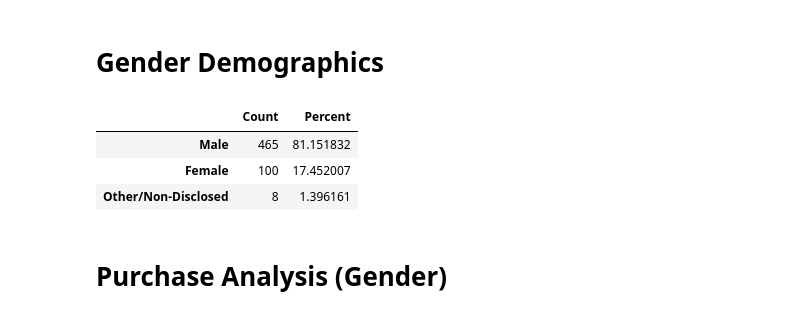
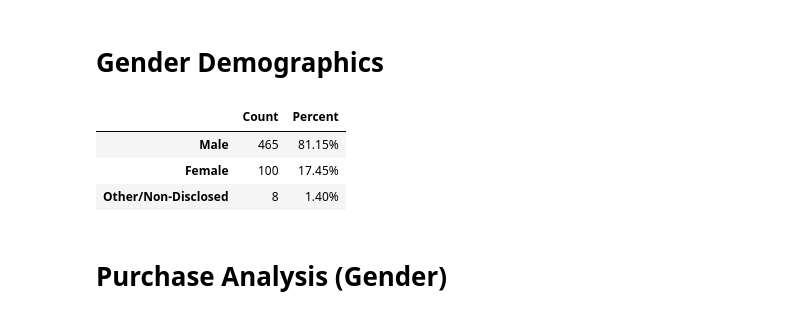
Before and after one commit to mhorton20916/UT-Austin-Bootcamp-Homework, a Jupyter notebook: Feb12/HeroesofPymoli/HolyPymoli.ipynb, the cells around one changed output. Drawn from its saved outputs; the diff is of its cells as text; code cells hidden in the pictures.

```diff
--- a/Feb12/HeroesofPymoli/HolyPymoli.ipynb
+++ b/Feb12/HeroesofPymoli/HolyPymoli.ipynb
@@ -55,27 +55,28 @@ pa_df
 # %%
 unique_name_group = df.groupby(by='SN')
 gender_counts = unique_name_group['Gender'].max().value_counts()
 
 # Percentage and count of male players
 male_count = gender_counts['Male']
 male_percent = male_count/player_count*100
 
 # Percentage and count of female players
 female_count = gender_counts['Female']
 female_percent = female_count/player_count*100
 
 # Percentage and count of other/non-disclosed
 other_count = gender_counts['Other / Non-Disclosed']
 other_percent = other_count/player_count*100
 
 # Compiling analysis into a single table
 gender_df = pd.DataFrame([[male_count, male_percent], [female_count, female_percent], [other_count, other_percent]],index=['Male','Female','Other/Non-Disclosed'],columns=['Count','Percent'])
+gender_df = gender_df.style.format({'Percent': '{:,.2f}%'})
 gender_df
 # %% [output]
 |  | Count | Percent |
-| Male | 465 | 81.151832 |
-| Female | 100 | 17.452007 |
-| Other/Non-Disclosed | 8 | 1.396161 |
+| Male | 465 | 81.15% |
+| Female | 100 | 17.45% |
+| Other/Non-Disclosed | 8 | 1.40% |
 # %% [markdown]
 # Purchase Analysis (Gender)
 # %%
```
Also changed, not shown: 1 other file.
